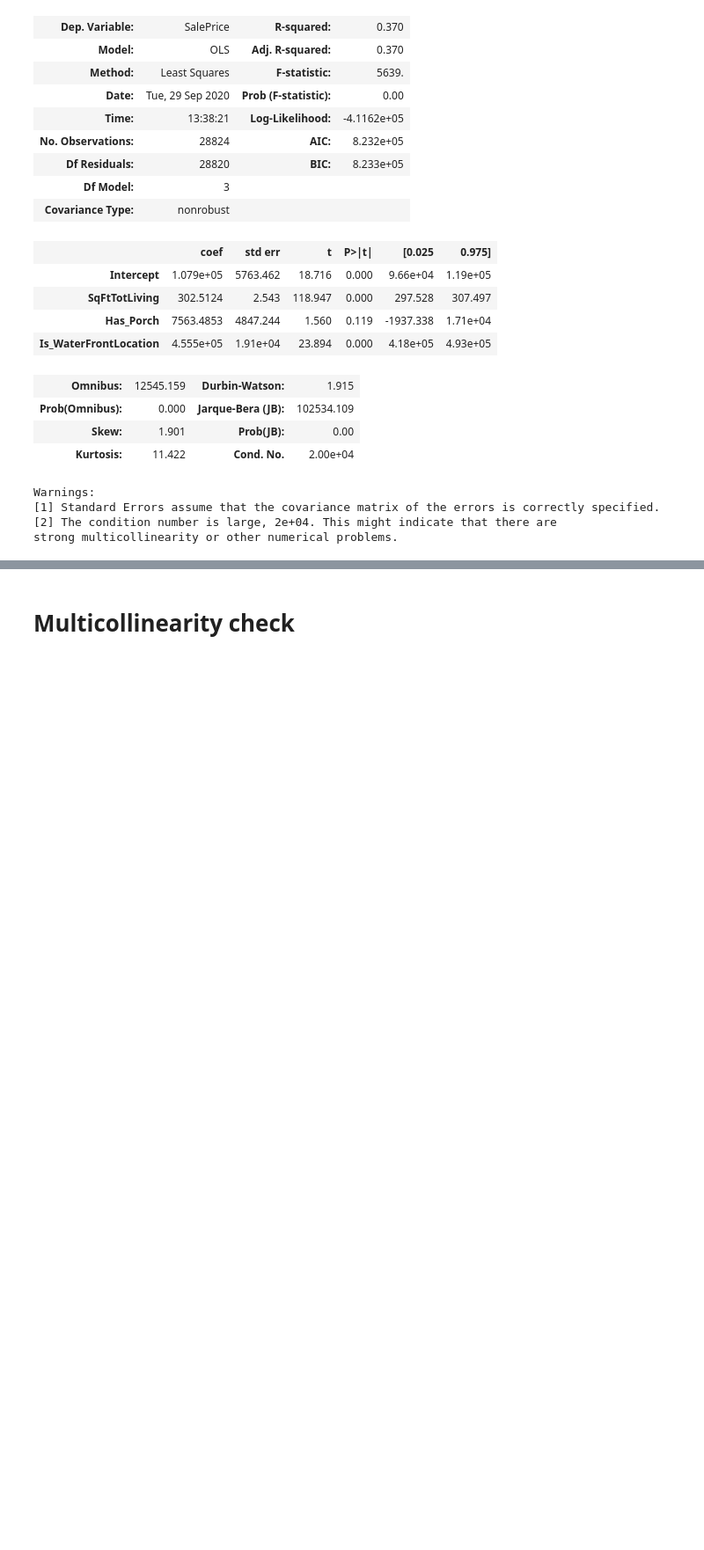
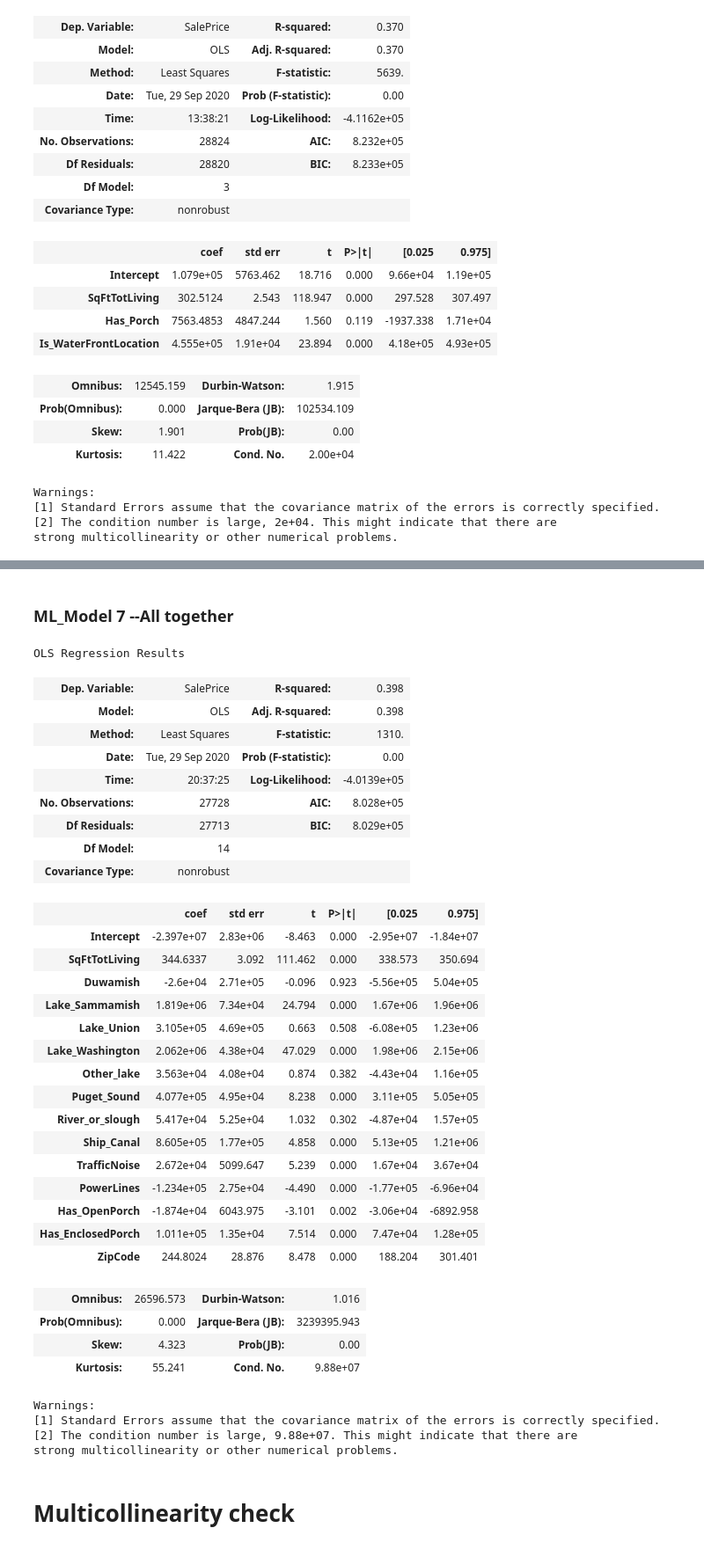
Before and after one commit to angelicacodes/phase_2_project_chicago-sf-seattle-ds-082420, a Jupyter notebook: notebooks/eda/Angelica_EDA2.ipynb, the cells around one changed output, grey strips where cells are left out. Shown at 88% size. Saved outputs shown, nothing was run; the diff lists cells and outputs as text; code cells hidden in the pictures; blank space fills up the shorter version.

```diff
--- a/notebooks/eda/Angelica_EDA2.ipynb
+++ b/notebooks/eda/Angelica_EDA2.ipynb
@@ -493,0 +686,2 @@ ml_model2.summary()
+# %% [markdown]
+### ML_Model 7 --All together
@@ -494,3 +693,43 @@ ml_model2.summary()
+# %%
+predictors = '+'.join(x_cols)
+formula = outcome + '~' + predictors
+ml_model7 = ols(formula=formula, data=comb_df).fit()
+ml_model7.summary()
+# %% [output]
+OLS Regression Results
+| Dep. Variable: | SalePrice | R-squared: | 0.398 |
+| Model: | OLS | Adj. R-squared: | 0.398 |
+| Method: | Least Squares | F-statistic: | 1310. |
+| Date: | Tue, 29 Sep 2020 | Prob (F-statistic): | 0.00 |
+| Time: | 20:37:25 | Log-Likelihood: | -4.0139e+05 |
+| No. Observations: | 27728 | AIC: | 8.028e+05 |
+| Df Residuals: | 27713 | BIC: | 8.029e+05 |
+| Df Model: | 14 |  |  |
+| Covariance Type: | nonrobust |  |  |
+|  | coef | std err | t | P>|t| | [0.025 | 0.975] |
+| Intercept | -2.397e+07 | 2.83e+06 | -8.463 | 0.000 | -2.95e+07 | -1.84e+07 |
+| SqFtTotLiving | 344.6337 | 3.092 | 111.462 | 0.000 | 338.573 | 350.694 |
+| Duwamish | -2.6e+04 | 2.71e+05 | -0.096 | 0.923 | -5.56e+05 | 5.04e+05 |
+| Lake_Sammamish | 1.819e+06 | 7.34e+04 | 24.794 | 0.000 | 1.67e+06 | 1.96e+06 |
+| Lake_Union | 3.105e+05 | 4.69e+05 | 0.663 | 0.508 | -6.08e+05 | 1.23e+06 |
+| Lake_Washington | 2.062e+06 | 4.38e+04 | 47.029 | 0.000 | 1.98e+06 | 2.15e+06 |
+| Other_lake | 3.563e+04 | 4.08e+04 | 0.874 | 0.382 | -4.43e+04 | 1.16e+05 |
+| Puget_Sound | 4.077e+05 | 4.95e+04 | 8.238 | 0.000 | 3.11e+05 | 5.05e+05 |
+| River_or_slough | 5.417e+04 | 5.25e+04 | 1.032 | 0.302 | -4.87e+04 | 1.57e+05 |
+| Ship_Canal | 8.605e+05 | 1.77e+05 | 4.858 | 0.000 | 5.13e+05 | 1.21e+06 |
+| TrafficNoise | 2.672e+04 | 5099.647 | 5.239 | 0.000 | 1.67e+04 | 3.67e+04 |
+| PowerLines | -1.234e+05 | 2.75e+04 | -4.490 | 0.000 | -1.77e+05 | -6.96e+04 |
+| Has_OpenPorch | -1.874e+04 | 6043.975 | -3.101 | 0.002 | -3.06e+04 | -6892.958 |
+| Has_EnclosedPorch | 1.011e+05 | 1.35e+04 | 7.514 | 0.000 | 7.47e+04 | 1.28e+05 |
+| ZipCode | 244.8024 | 28.876 | 8.478 | 0.000 | 188.204 | 301.401 |
+| Omnibus: | 26596.573 | Durbin-Watson: | 1.016 |
+| Prob(Omnibus): | 0.000 | Jarque-Bera (JB): | 3239395.943 |
+| Skew: | 4.323 | Prob(JB): | 0.00 |
+| Kurtosis: | 55.241 | Cond. No. | 9.88e+07 |
+Warnings:
+[1] Standard Errors assume that the covariance matrix of the errors is correctly specified.
+[2] The condition number is large, 9.88e+07. This might indicate that there are
+strong multicollinearity or other numerical problems.
 # %% [markdown]
 # Multicollinearity check
 # %%
```
Also changed, not shown: parts of 31 cells of this notebook.
